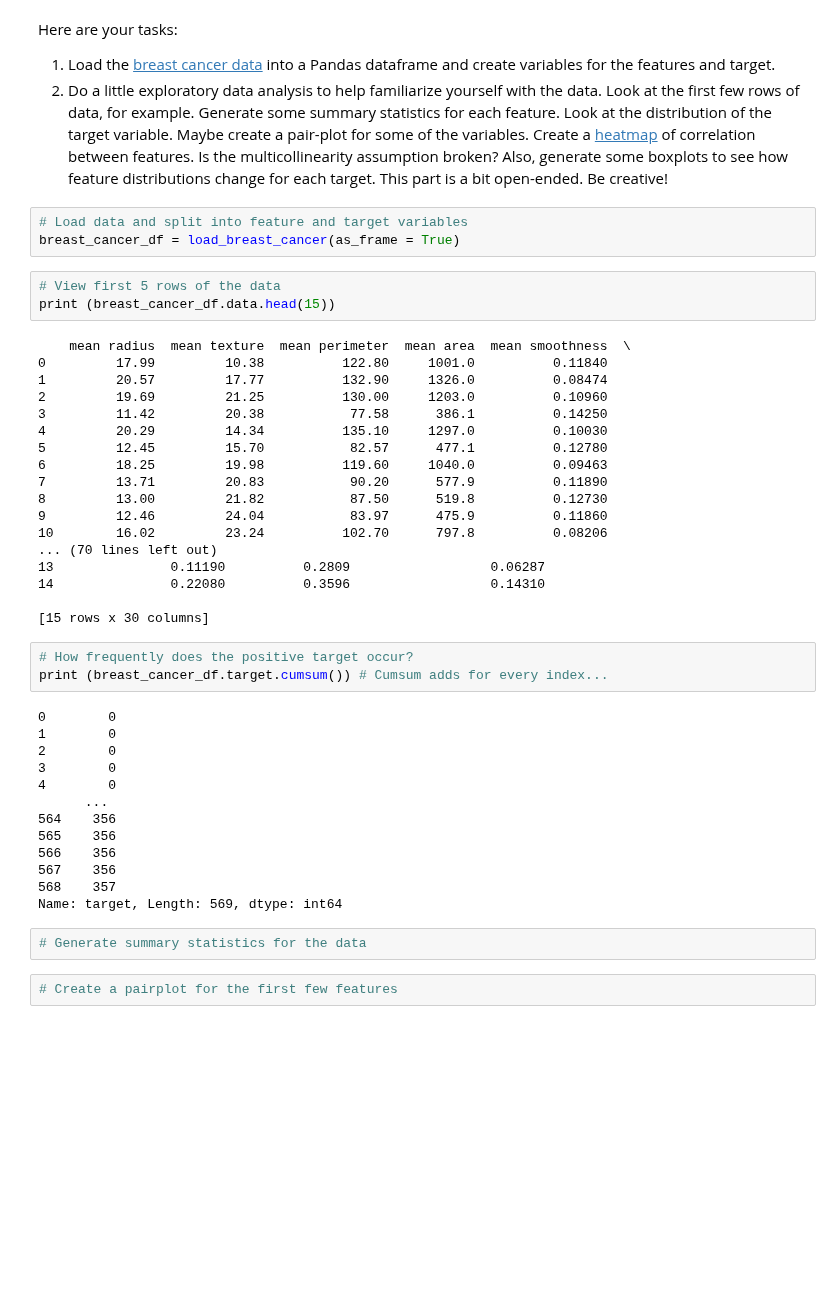
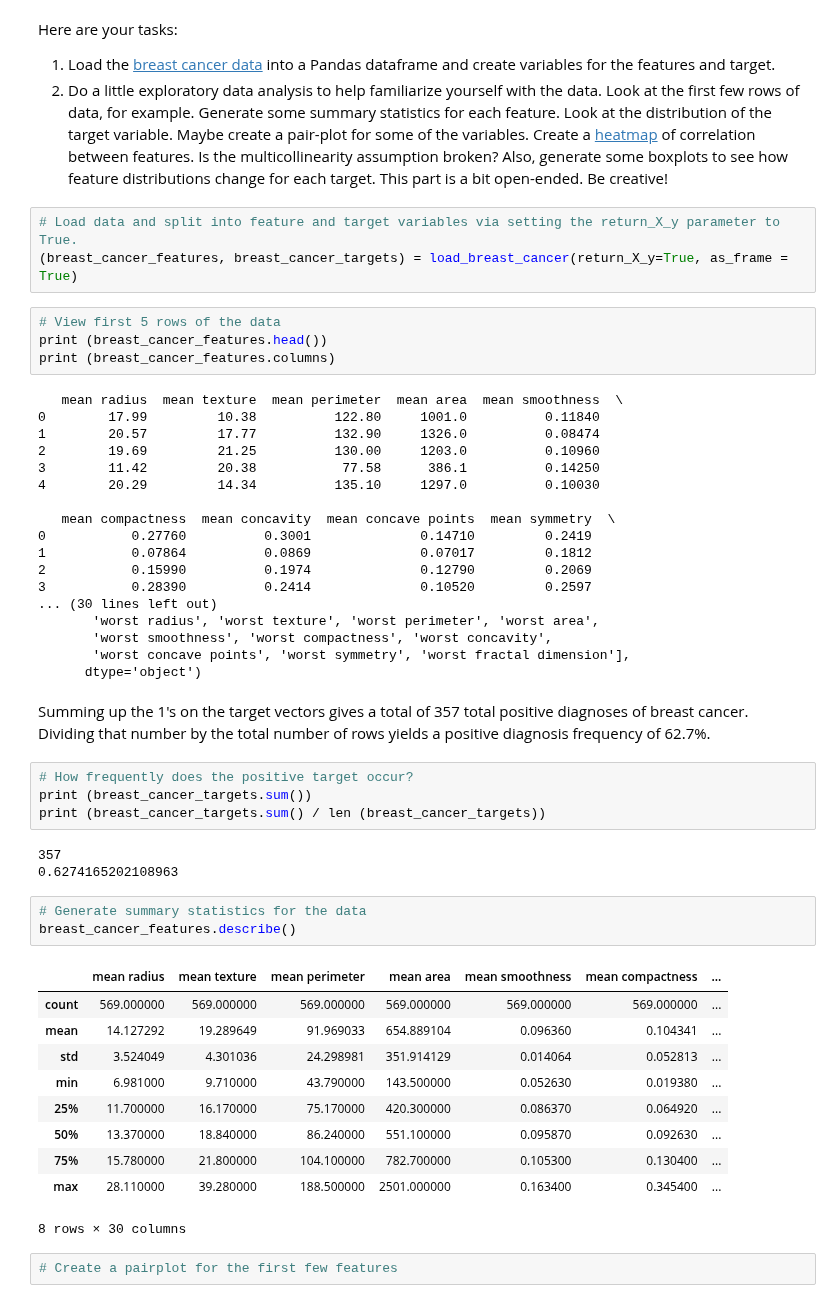
Before and after one commit to TrollRider-Kristian/Springboard-AI-Mini-Projects, a Jupyter notebook: Student_MLE_MiniProject_Logistic_Regression.ipynb, the cells around one changed output. Saved outputs shown, nothing was run; the diff lists cells and outputs as text; blank space fills up the shorter version.

```diff
--- a/Student_MLE_MiniProject_Logistic_Regression.ipynb
+++ b/Student_MLE_MiniProject_Logistic_Regression.ipynb
@@ -61,47 +61,53 @@ Here are your tasks:
 1. Load the [breast cancer data](https://scikit-learn.org/stable/modules/generated/sklearn.datasets.load_breast_cancer.html) into a Pandas dataframe and create variables for the features and target.
 2. Do a little exploratory data analysis to help familiarize yourself with the data. Look at the first few rows of data, for example. Generate some summary statistics for each feature. Look at the distribution of the target variable. Maybe create a pair-plot for some of the variables. Create a [heatmap](https://seaborn.pydata.org/generated/seaborn.heatmap.html) of correlation between features. Is the multicollinearity assumption broken? Also, generate some boxplots to see how feature distributions change for each target. This part is a bit open-ended. Be creative!
 # %%
-# Load data and split into feature and target variables
-breast_cancer_df = load_breast_cancer(as_frame = True)
+# Load data and split into feature and target variables via setting the return_X_y parameter to True.
+(breast_cancer_features, breast_cancer_targets) = load_breast_cancer(return_X_y=True, as_frame = True)
 # %%
 # View first 5 rows of the data
-print (breast_cancer_df.data.head(15))
+print (breast_cancer_features.head())
+print (breast_cancer_features.columns)
 # %% [output]
-    mean radius  mean texture  mean perimeter  mean area  mean smoothness  \
-0         17.99         10.38          122.80     1001.0          0.11840
-1         20.57         17.77          132.90     1326.0          0.08474
-2         19.69         21.25          130.00     1203.0          0.10960
-3         11.42         20.38           77.58      386.1          0.14250
-4         20.29         14.34          135.10     1297.0          0.10030
-5         12.45         15.70           82.57      477.1          0.12780
-6         18.25         19.98          119.60     1040.0          0.09463
-7         13.71         20.83           90.20      577.9          0.11890
-8         13.00         21.82           87.50      519.8          0.12730
-9         12.46         24.04           83.97      475.9          0.11860
-10        16.02         23.24          102.70      797.8          0.08206
-... (70 lines left out)
-13               0.11190          0.2809                  0.06287
-14               0.22080          0.3596                  0.14310
+   mean radius  mean texture  mean perimeter  mean area  mean smoothness  \
+0        17.99         10.38          122.80     1001.0          0.11840
+1        20.57         17.77          132.90     1326.0          0.08474
+2        19.69         21.25          130.00     1203.0          0.10960
+3        11.42         20.38           77.58      386.1          0.14250
+4        20.29         14.34          135.10     1297.0          0.10030
 
-[15 rows x 30 columns]
+   mean compactness  mean concavity  mean concave points  mean symmetry  \
+0           0.27760          0.3001              0.14710         0.2419
+1           0.07864          0.0869              0.07017         0.1812
+2           0.15990          0.1974              0.12790         0.2069
+3           0.28390          0.2414              0.10520         0.2597
+... (30 lines left out)
+       'worst radius', 'worst texture', 'worst perimeter', 'worst area',
+       'worst smoothness', 'worst compactness', 'worst concavity',
+       'worst concave points', 'worst symmetry', 'worst fractal dimension'],
+      dtype='object')
+# %% [markdown]
+Summing up the 1's on the target vectors gives a total of 357 total positive diagnoses of breast cancer.  Dividing that number by the total number of rows yields a positive diagnosis frequency of 62.7%.
 # %%
 # How frequently does the positive target occur?
-print (breast_cancer_df.target.cumsum()) # Cumsum adds for every index...
+print (breast_cancer_targets.sum())
+print (breast_cancer_targets.sum() / len (breast_cancer_targets))
 # %% [output]
-0        0
-1        0
-2        0
-3        0
-4        0
-      ...
-564    356
-565    356
-566    356
-567    356
-568    357
-Name: target, Length: 569, dtype: int64
+357
+0.6274165202108963
 # %%
 # Generate summary statistics for the data
+breast_cancer_features.describe()
+# %% [output]
+|  | mean radius | mean texture | mean perimeter | mean area | mean smoothness | mean compactness | ... |
+| count | 569.000000 | 569.000000 | 569.000000 | 569.000000 | 569.000000 | 569.000000 | ... |
+| mean | 14.127292 | 19.289649 | 91.969033 | 654.889104 | 0.096360 | 0.104341 | ... |
+| std | 3.524049 | 4.301036 | 24.298981 | 351.914129 | 0.014064 | 0.052813 | ... |
+| min | 6.981000 | 9.710000 | 43.790000 | 143.500000 | 0.052630 | 0.019380 | ... |
+| 25% | 11.700000 | 16.170000 | 75.170000 | 420.300000 | 0.086370 | 0.064920 | ... |
+| 50% | 13.370000 | 18.840000 | 86.240000 | 551.100000 | 0.095870 | 0.092630 | ... |
+| 75% | 15.780000 | 21.800000 | 104.100000 | 782.700000 | 0.105300 | 0.130400 | ... |
+| max | 28.110000 | 39.280000 | 188.500000 | 2501.000000 | 0.163400 | 0.345400 | ... |
+8 rows × 30 columns
 # %%
 # Create a pairplot for the first few features
 # %%
```
Also changed, not shown: parts of 2 cells of this notebook.
